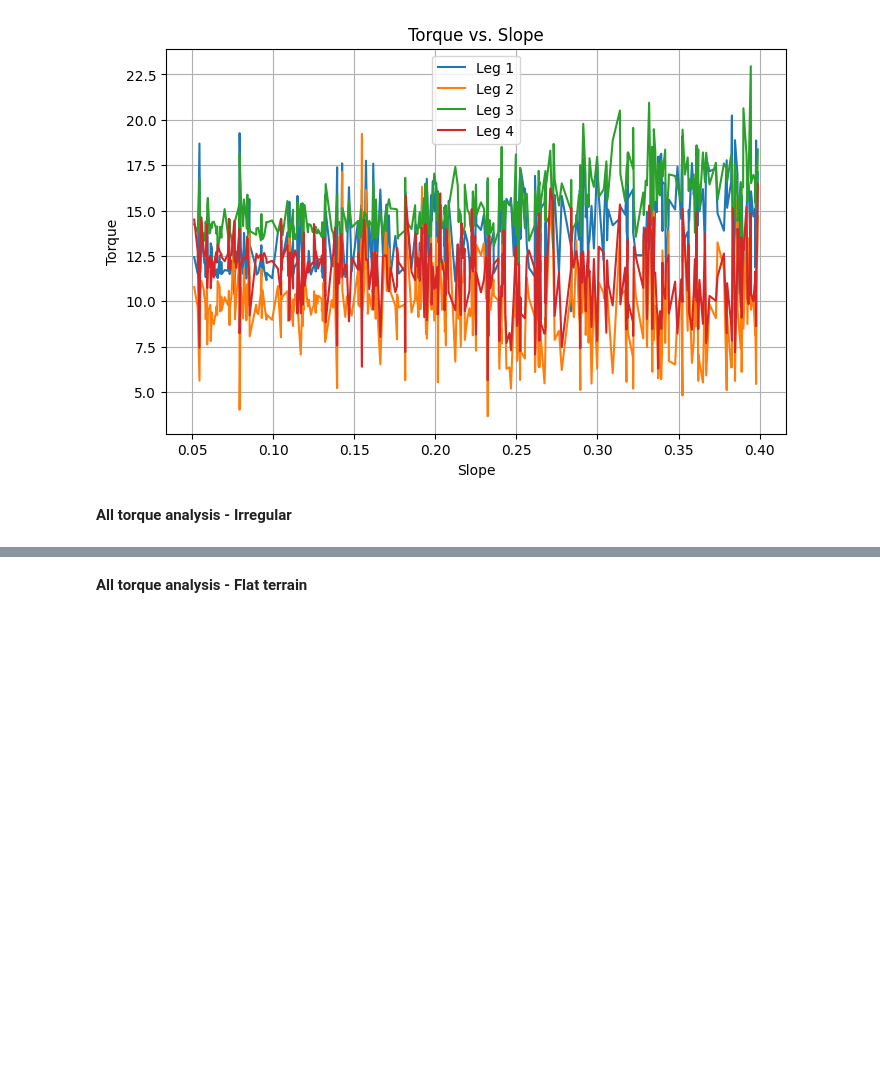
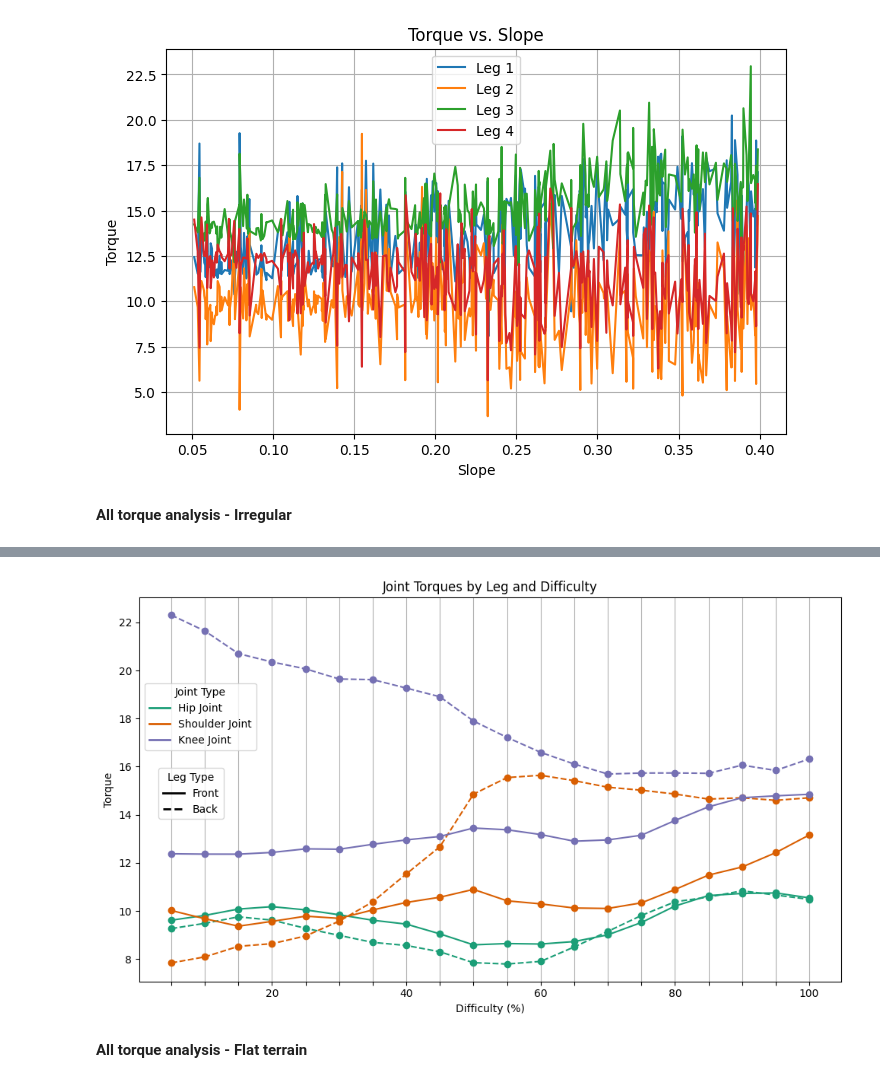
Before and after one commit to JansSolanoVega/legged_gym, a Jupyter notebook: legged_gym/scripts/analysis/plots.ipynb, the cells around one changed output, grey strips where cells are left out. Cells and saved outputs as stored; diff of their text form; code cells hidden in the pictures; blank space fills up the shorter version.

```diff
--- a/legged_gym/scripts/analysis/plots.ipynb
+++ b/legged_gym/scripts/analysis/plots.ipynb
@@ -303,10 +304,11 @@ def get_torques(path):
     return std_y, y
 # %%
 from tqdm import tqdm
-iterations_values = [("slope", True), ("slope", False), ("stairs", True), ("stairs", False), ("discrete", None)]
-n = 10
-group_difficulties = np.zeros((5, n, 50, 12))
-group_difficulties_std = np.zeros((5, n, 50, 12))
+#iterations_values = [("slope", True), ("slope", False), ("stairs", True), ("stairs", False), ("discrete", None)]
+iterations_values = [("slope", False), ("stairs", False)]
+n = 20
+group_difficulties = np.zeros((len(iterations_values), n, 50, 12))
+group_difficulties_std = np.zeros((len(iterations_values), n, 50, 12))
 for i, (terrain, down) in tqdm(enumerate(iterations_values)):
     fname = f"{terrain}-None-0.75-0.075-y"
     metric = "slope" if "slope" in fname else "height"
@@ -352,3 +322,58 @@ plt.show()
+# %%
+from matplotlib.lines import Line2D
+# Compute mean and standard deviation over trials (axis=1)
+mean_torque = np.mean(group_difficulties_joint, axis=1)  # Shape: (n, 2, 3)
+std_torque = np.mean(group_difficulties_joint_std, axis=1)    # Shape: (n, 2, 3)
+
+difficulties = np.arange(1, n+1)*5
+
+motor_labels = ["Hip Joint", "Shoulder Joint", "Knee Joint"]
+colors = ["#1b9e77", "#d95f02", "#7570b3"]
+leg_labels = ["Front", "Back"]
+line_styles = ["-", "--"]
+
+plt.figure(figsize=(10, 6))
+ax = plt.gca()
+
+# Plot data
+for joint_idx in range(3):  # joints
+    for leg_idx in range(2):  # legs
+        ax.errorbar(
+            difficulties,
+            mean_torque[:, leg_idx, joint_idx],
+            # yerr=std_torque[:, leg_idx, joint_idx],
+            color=colors[joint_idx],
+            linestyle=line_styles[leg_idx],
+            capsize=4,
+            marker='o'
+        )
+
+# First legend: Joint types (color)
+joint_legend = [Line2D([0], [0], color=colors[i], lw=2) for i in range(3)]
+legend1 = ax.legend(joint_legend, motor_labels, title="Joint Type", loc="center left", bbox_to_anchor=(0, 0.69))
+ax.add_artist(legend1)
+
+# Second legend: Leg types (line style)
+leg_legend = [Line2D([0], [0], color='k', linestyle=line_styles[i], lw=2) for i in range(2)]
+ax.legend(leg_legend, leg_labels, title="Leg Type", loc="center left", bbox_to_anchor=(0.02, 0.49))
+
+ax.set_xlabel("Difficulty (%)")
+ax.set_ylabel("Torque")
+ax.set_title("Joint Torques by Leg and Difficulty")
+
+# Grid on all x ticks
+ax.set_xticks(difficulties)  # all ticks for grid lines
+ax.grid(axis="x")
+
+# Only 5 labels
+selected_ticks = [20, 40, 60, 80, 100]
+ax.set_xticks(difficulties)  # keep grid lines
+ax.set_xticklabels([str(tick) if tick in selected_ticks else '' for tick in difficulties])
+
+plt.tight_layout()
+plt.show()
+# %% [output]
+[figure, added]
 # %%
 data = {
     "difficulties": difficulties.tolist(),
```
Also changed, not shown: parts of 9 cells of this notebook, 1 other file.
